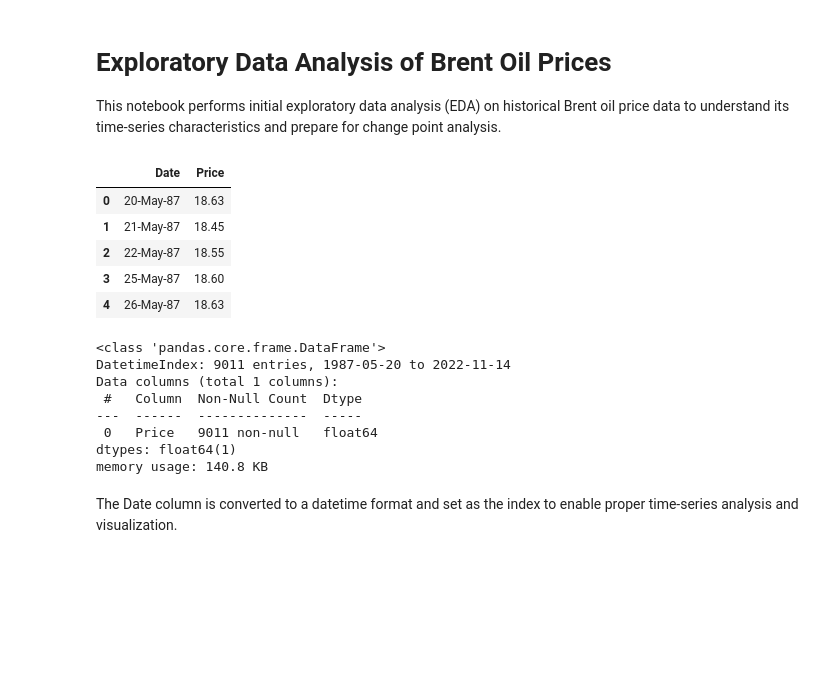
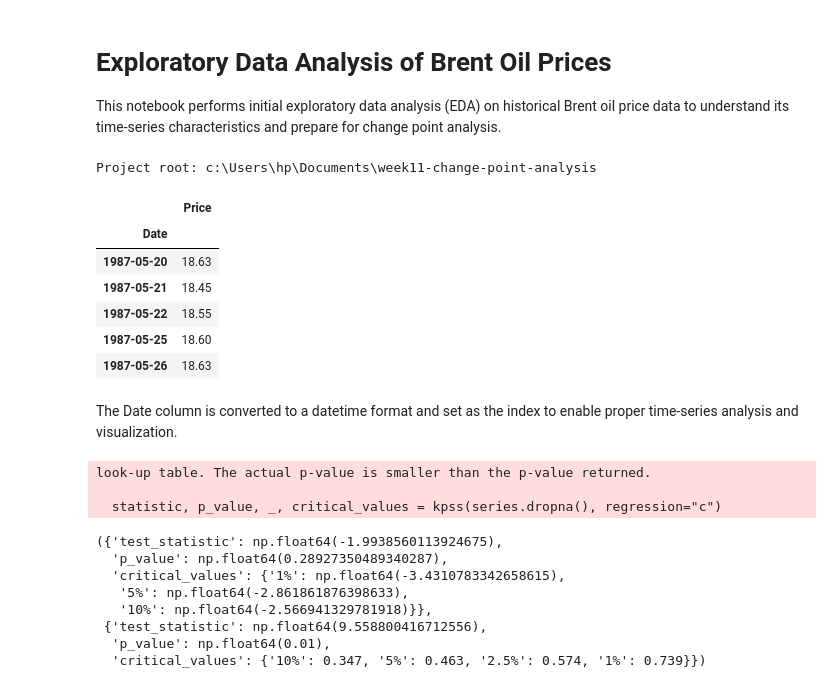
Before and after one commit to fayza-shemsu/week11-change-point-analysis, a Jupyter notebook: notebooks/01_eda_and_data_understanding.ipynb, the cells around one changed output. Drawn from its saved outputs; the diff is of its cells as text; code cells hidden in the pictures; blank space fills up the shorter version.

```diff
--- a/notebooks/01_eda_and_data_understanding.ipynb
+++ b/notebooks/01_eda_and_data_understanding.ipynb
@@ -10,27 +5,50 @@ plt.style.use("seaborn-v0_8")
-# %%
-df = pd.read_csv("../data/brentoilprices.csv")
-df.head()
-# %% [output]
-|  | Date | Price |
-| 0 | 20-May-87 | 18.63 |
-| 1 | 21-May-87 | 18.45 |
-| 2 | 22-May-87 | 18.55 |
-| 3 | 25-May-87 | 18.60 |
-| 4 | 26-May-87 | 18.63 |
-# %%
-df['Date'] = pd.to_datetime(df['Date'])
-df.set_index('Date', inplace=True)
-
-df.info()
-# %% [output]
-<class 'pandas.core.frame.DataFrame'>
-DatetimeIndex: 9011 entries, 1987-05-20 to 2022-11-14
-Data columns (total 1 columns):
- #   Column  Non-Null Count  Dtype
----  ------  --------------  -----
- 0   Price   9011 non-null   float64
-dtypes: float64(1)
-memory usage: 140.8 KB
+# %%
+import os
+import sys
+from pathlib import Path
+
+# Force project root
+PROJECT_ROOT = Path(os.getcwd()).parent
+sys.path.append(str(PROJECT_ROOT))
+
+print("Project root:", PROJECT_ROOT)
+# %% [output]
+Project root: c:\Users\hp\Documents\week11-change-point-analysis
+# %%
+from src.data_loader import load_brent_data
+
+data_path = PROJECT_ROOT / "data" / "raw" / "brentoilprices.csv"
+df = load_brent_data(data_path)
+df.head()
+# %% [output]
+|  | Price |
+| Date |  |
+| 1987-05-20 | 18.63 |
+| 1987-05-21 | 18.45 |
+| 1987-05-22 | 18.55 |
+| 1987-05-25 | 18.60 |
+| 1987-05-26 | 18.63 |
 # %% [markdown]
 The Date column is converted to a datetime format and set as the index to enable proper time-series analysis and visualization.
+# %%
+from src.stationarity import adf_test, kpss_test
+
+prices = df["Price"]
+
+adf_result = adf_test(prices)
+kpss_result = kpss_test(prices)
+
+adf_result, kpss_result
+# %% [output]
+look-up table. The actual p-value is smaller than the p-value returned.
+
+  statistic, p_value, _, critical_values = kpss(series.dropna(), regression="c")
+({'test_statistic': np.float64(-1.9938560113924675),
+  'p_value': np.float64(0.28927350489340287),
+  'critical_values': {'1%': np.float64(-3.4310783342658615),
+   '5%': np.float64(-2.861861876398633),
+   '10%': np.float64(-2.566941329781918)}},
+ {'test_statistic': np.float64(9.558800416712556),
+  'p_value': np.float64(0.01),
+  'critical_values': {'10%': 0.347, '5%': 0.463, '2.5%': 0.574, '1%': 0.739}})
 # %%
```
Also changed, not shown: parts of 8 cells of this notebook, 2 other files.
